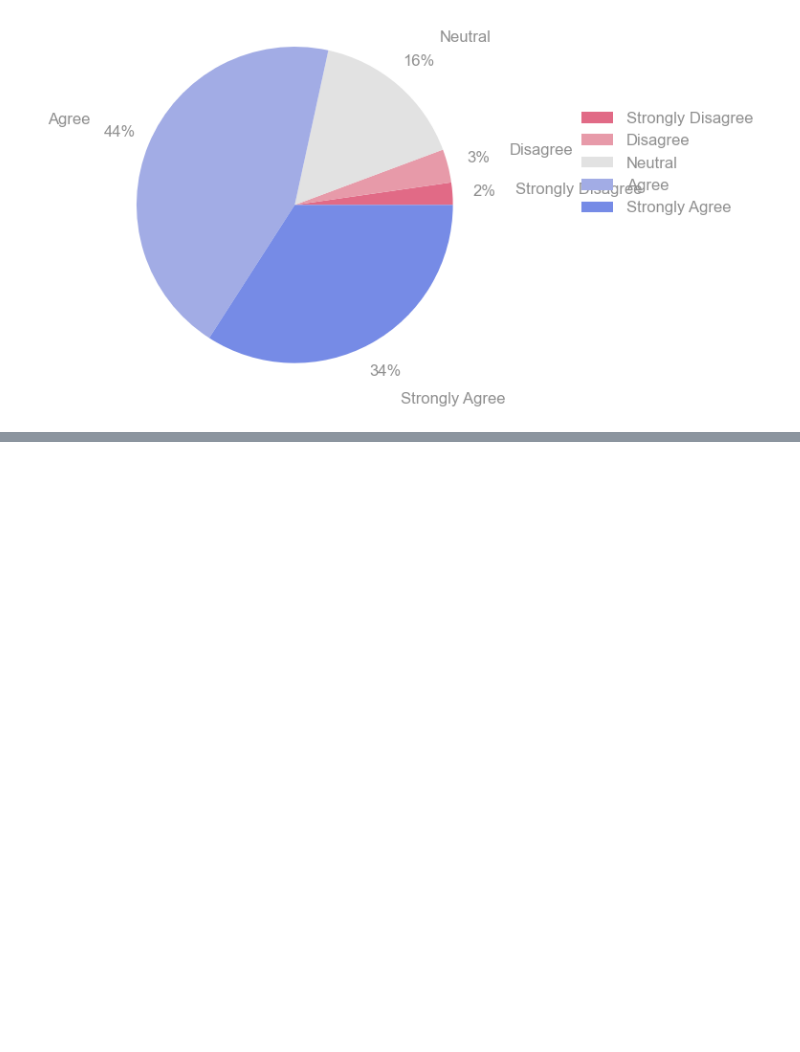
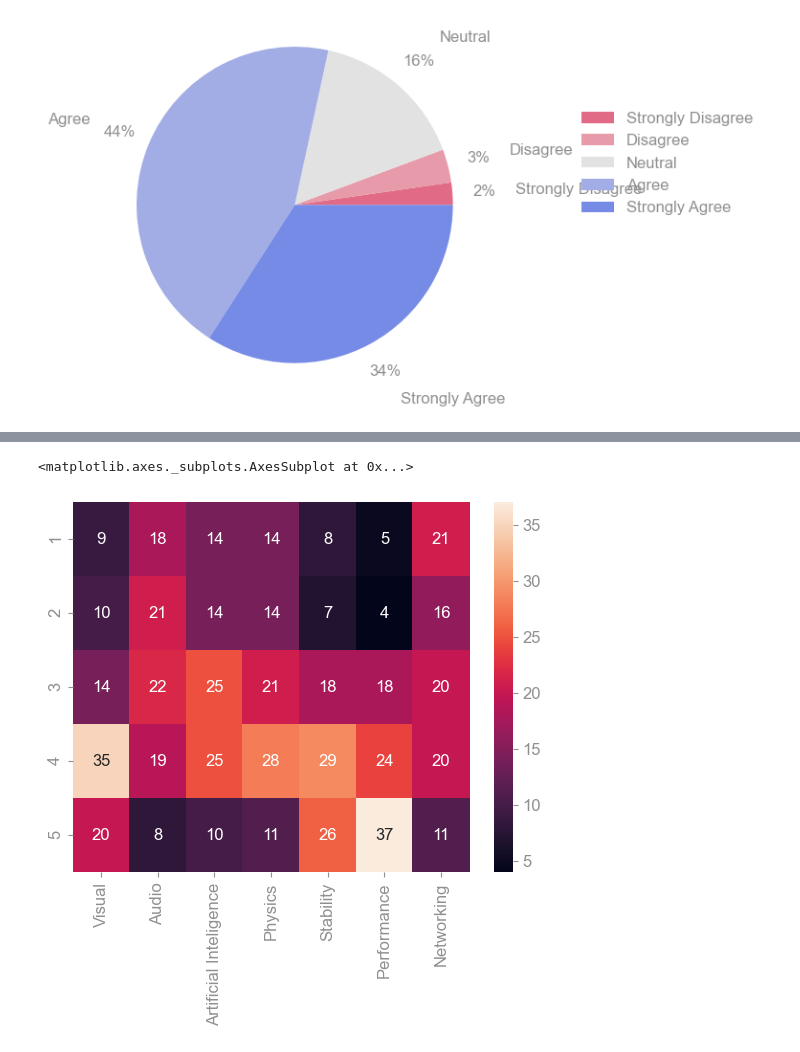
Before and after one commit to stevao-andrade/vr_survey, a Jupyter notebook: survey_charts.ipynb, the cells around one changed output, grey strips where cells are left out. Drawn from its saved outputs; the diff is of its cells as text; code cells hidden in the pictures; blank space fills up the shorter version.

```diff
--- a/survey_charts.ipynb
+++ b/survey_charts.ipynb
@@ -283,0 +303,29 @@ ax.legend(frameon=False, bbox_to_anchor=(1.5,0.8))
+# %%
+"""
+'S2.Visual': 'annoy-visual',
+'S2.Audio': 'annoy-audio',
+'S2.Design': 'annoy-design',
+'S2.IA': 'annoy-ia',
+'S2.Physics': 'annoy-physics',
+'S2.Stability': 'annoy-stability',
+'S2.Performance': 'annoy-performance',
+'S2.Networking': 'annoy-net',
+"""
+
+annoy_list = []
+dict_remap = {1: "Very Low", 2: "Low", 3: "Regular", 4: "High", 5: "Very High"}
+
+for type_annoy in ['annoy-visual', 'annoy-audio', 'annoy-ia', 'annoy-physics', 'annoy-stability', 'annoy-performance', 'annoy-net']:
+
+    #will remap the values (1 to 5) into string
+    results.replace(type_annoy, dict_remap)
+
+    #add to the annoy list
+    annoy_list.append(results[type_annoy].value_counts())
+
+#frame with the annoy results remaped to a string
+frame_annoy = pd.concat(annoy_list, keys = ['Visual', 'Audio', 'Artificial Inteligence', 'Physics', 'Stability', 'Performance', 'Networking'], axis= 1)
+
+
+
+frame_annoy
@@ -283,0 +339,6 @@ ax.legend(frameon=False, bbox_to_anchor=(1.5,0.8))
+# %%
+import seaborn as sns
+sns.heatmap(frame_annoy, annot=True)
+# %% [output]
+<matplotlib.axes._subplots.AxesSubplot at 0x...>
+[figure, added]
```
Also changed, not shown: parts of 11 cells of this notebook, 2 other files.
